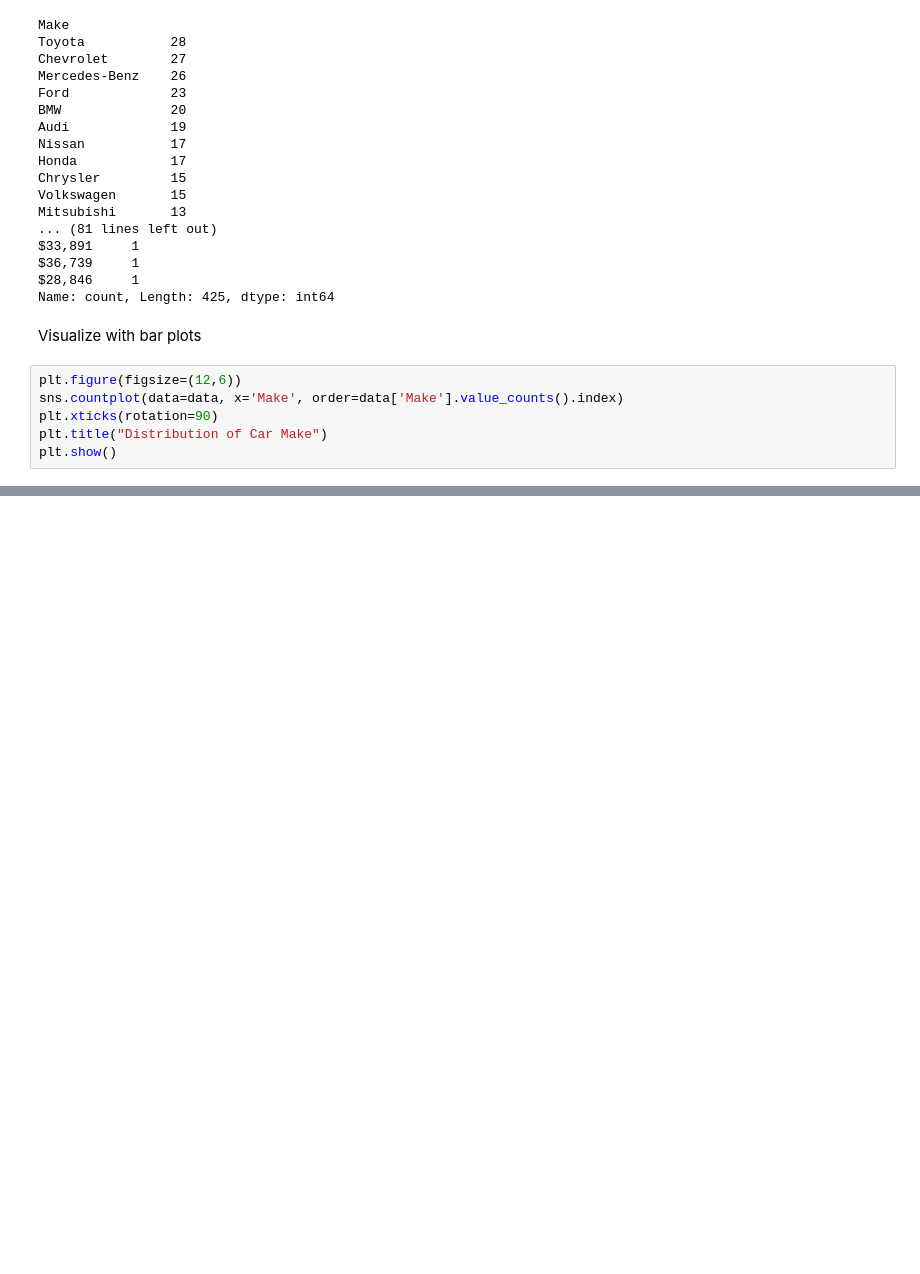
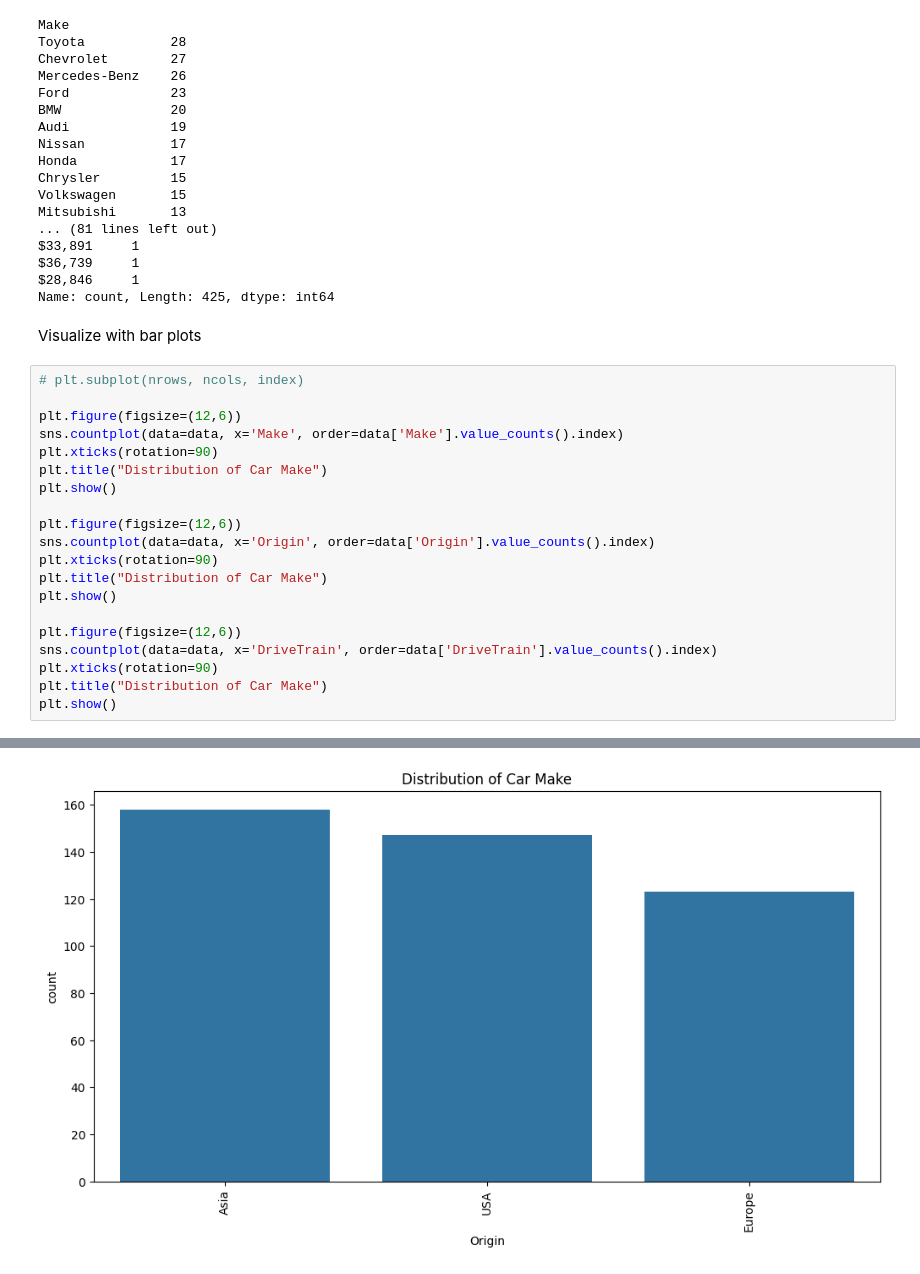
Before and after one commit to trailokya-world/Car-Data-Analysis, a Jupyter notebook: car_data_analysis/car_data_analysis.ipynb, the cells around one changed output, grey strips where cells are left out. Cells and saved outputs as stored; diff of their text form; blank space fills up the shorter version.

```diff
--- a/car_data_analysis/car_data_analysis.ipynb
+++ b/car_data_analysis/car_data_analysis.ipynb
@@ -125,10 +141,25 @@ Name: count, Length: 425, dtype: int64
 # %% [markdown]
 Visualize with bar plots
 # %%
+# plt.subplot(nrows, ncols, index)
+
 plt.figure(figsize=(12,6))
 sns.countplot(data=data, x='Make', order=data['Make'].value_counts().index)
 plt.xticks(rotation=90)
 plt.title("Distribution of Car Make")
 plt.show()
+
+plt.figure(figsize=(12,6))
+sns.countplot(data=data, x='Origin', order=data['Origin'].value_counts().index)
+plt.xticks(rotation=90)
+plt.title("Distribution of Car Make")
+plt.show()
+
+plt.figure(figsize=(12,6))
+sns.countplot(data=data, x='DriveTrain', order=data['DriveTrain'].value_counts().index)
+plt.xticks(rotation=90)
+plt.title("Distribution of Car Make")
+plt.show()
 # %% [output]
 [figure]
+[figure, added]
```
Also changed, not shown: parts of 2 cells of this notebook.
